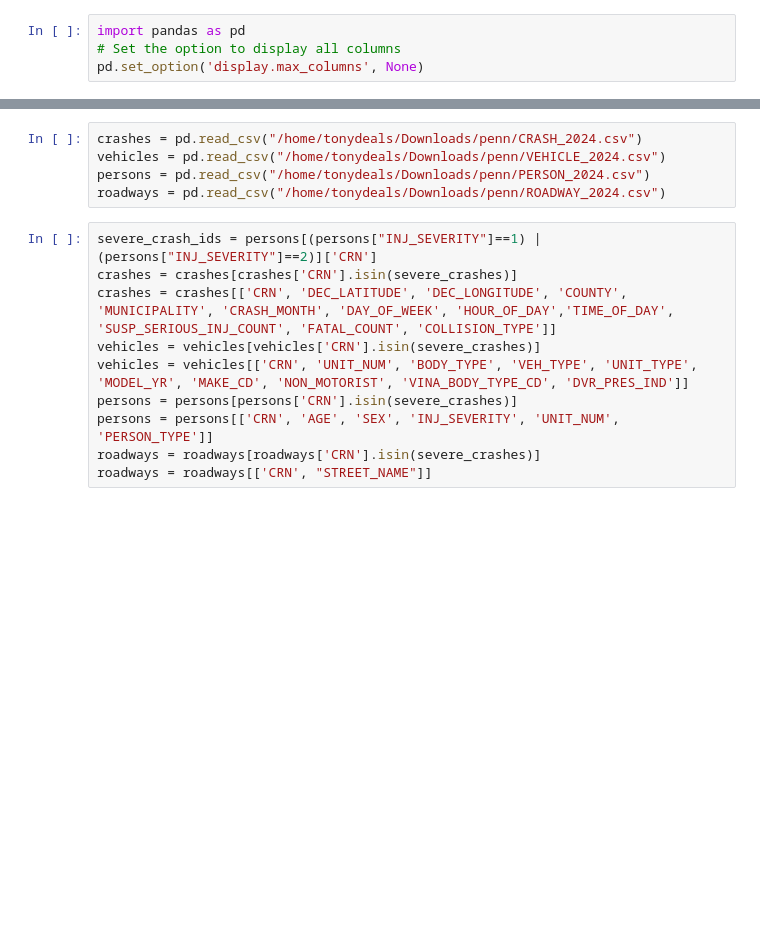
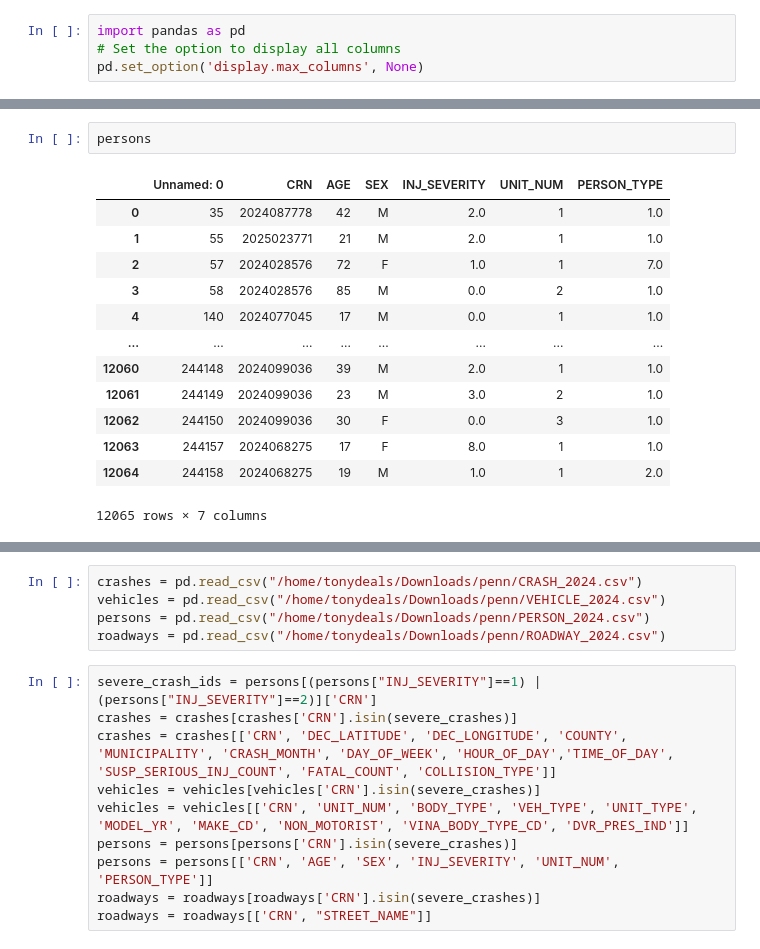
Before and after one commit to bencarneiro/ntsb, a Jupyter notebook: pennsylvania/Untitled.ipynb, the cells around one changed output, grey strips where cells are left out. Cells and saved outputs as stored; diff of their text form; blank space fills up the shorter version.

```diff
--- a/pennsylvania/Untitled.ipynb
+++ b/pennsylvania/Untitled.ipynb
@@ -40,0 +83,16 @@ crashes
+# %%
+persons
+# %% [output]
+|  | Unnamed: 0 | CRN | AGE | SEX | INJ_SEVERITY | UNIT_NUM | PERSON_TYPE |
+| 0 | 35 | 2024087778 | 42 | M | 2.0 | 1 | 1.0 |
+| 1 | 55 | 2025023771 | 21 | M | 2.0 | 1 | 1.0 |
+| 2 | 57 | 2024028576 | 72 | F | 1.0 | 1 | 7.0 |
+| 3 | 58 | 2024028576 | 85 | M | 0.0 | 2 | 1.0 |
+| 4 | 140 | 2024077045 | 17 | M | 0.0 | 1 | 1.0 |
+| ... | ... | ... | ... | ... | ... | ... | ... |
+| 12060 | 244148 | 2024099036 | 39 | M | 2.0 | 1 | 1.0 |
+| 12061 | 244149 | 2024099036 | 23 | M | 3.0 | 2 | 1.0 |
+| 12062 | 244150 | 2024099036 | 30 | F | 0.0 | 3 | 1.0 |
+| 12063 | 244157 | 2024068275 | 17 | F | 8.0 | 1 | 1.0 |
+| 12064 | 244158 | 2024068275 | 19 | M | 1.0 | 1 | 2.0 |
+12065 rows × 7 columns
```
Also changed, not shown: parts of 9 cells of this notebook, 22 other files.
